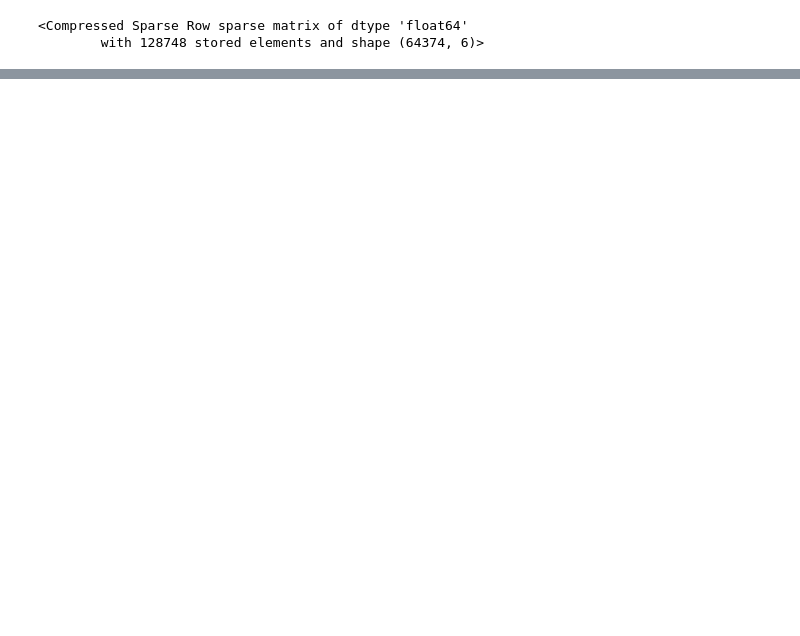
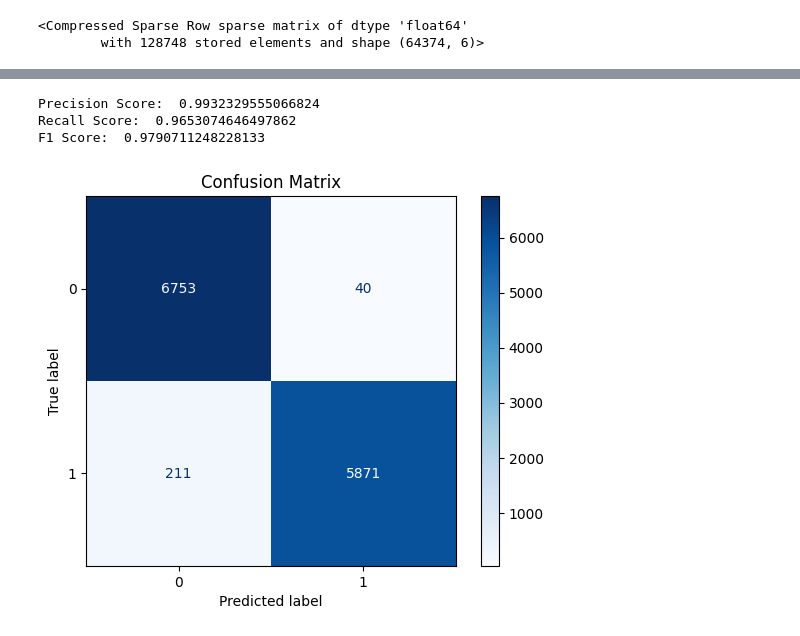
Before and after one commit to Shiva-Kumar-S-M/Placement-Training, a Jupyter notebook: Project_(Ensemble).ipynb, the cells around one changed output, grey strips where cells are left out. Saved outputs shown, nothing was run; the diff lists cells and outputs as text; code cells hidden in the pictures; blank space fills up the shorter version.

```diff
--- a/Project_(Ensemble).ipynb
+++ b/Project_(Ensemble).ipynb
@@ -117,0 +132,16 @@ one.fit_transform(df[['Subscription Type','Contract Length']])
+# %%
+print("Precision Score: ",precision)
+print("Recall Score: ",recall)
+print("F1 Score: ",f1)
+# %% [output]
+Precision Score:  0.9932329555066824
+Recall Score:  0.9653074646497862
+F1 Score:  0.9790711248228133
+# %%
+cm=confusion_matrix(y_test,rf_pred)
+disp=ConfusionMatrixDisplay(confusion_matrix=cm)
+disp.plot(cmap="Blues")
+plt.title("Confusion Matrix")
+plt.show()
+# %% [output]
+[figure, added]
```
Also changed, not shown: parts of 6 cells of this notebook.
